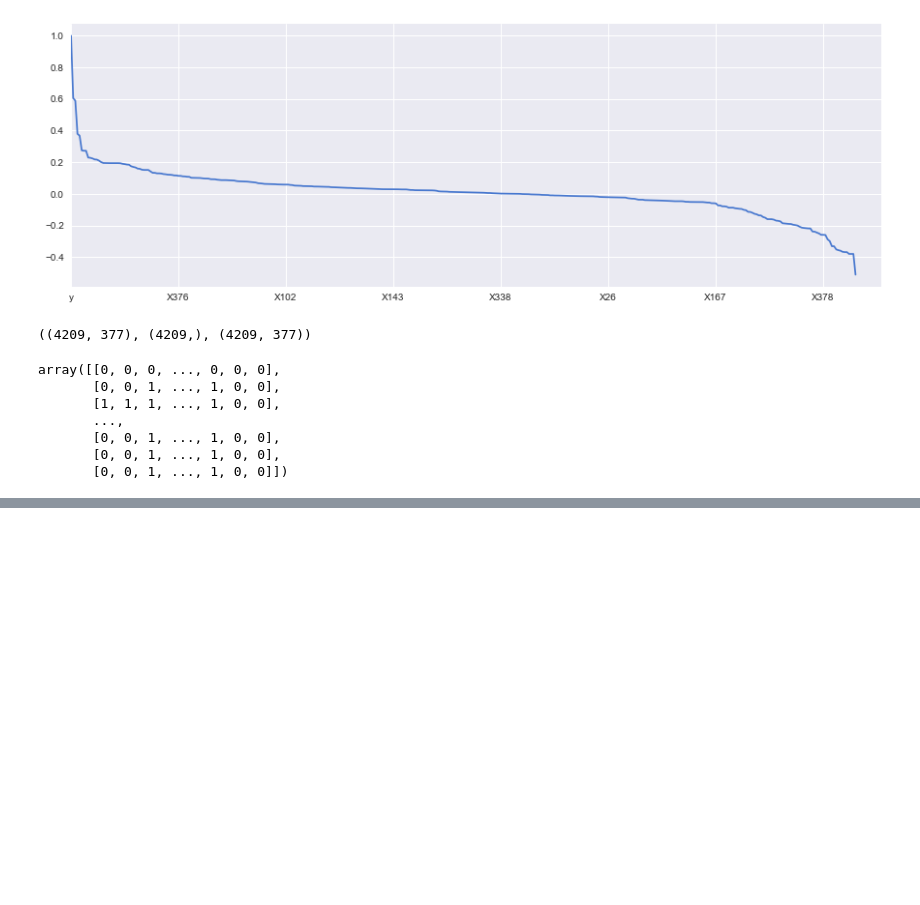
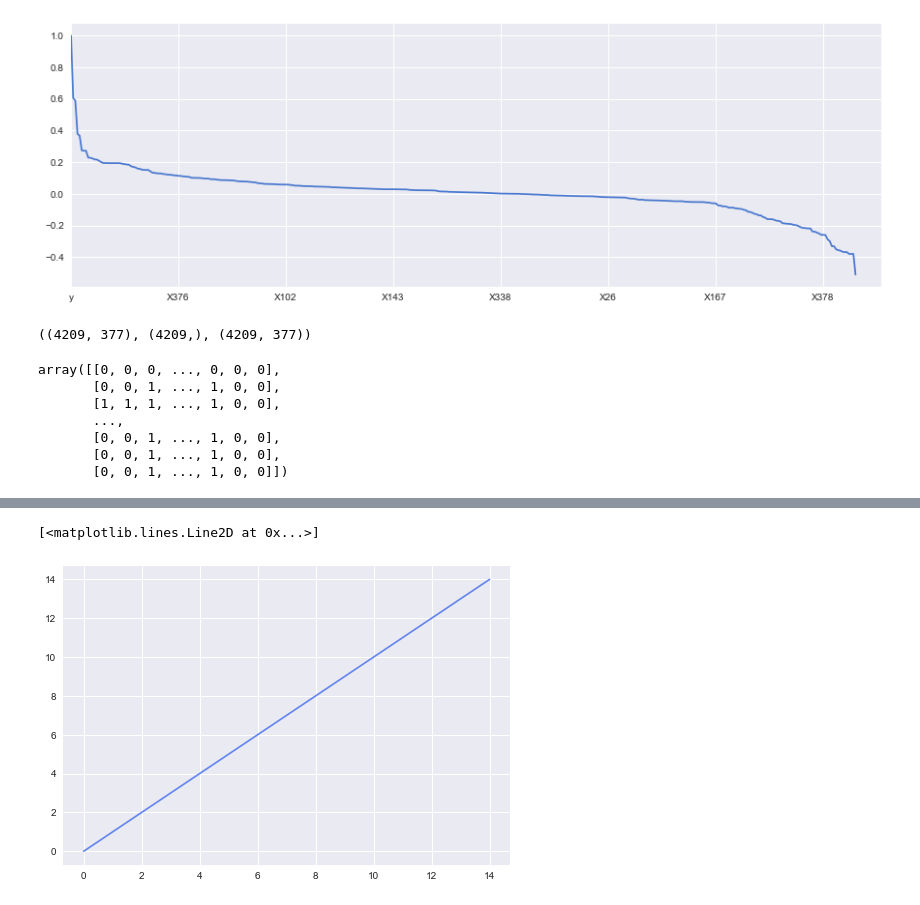
Before and after one commit to dariodata/mercedes-manufacturing, a Jupyter notebook: descriptive-analysis.ipynb, the cells around one changed output, grey strips where cells are left out. Cells and saved outputs as stored; diff of their text form; code cells hidden in the pictures; blank space fills up the shorter version.

```diff
--- a/descriptive-analysis.ipynb
+++ b/descriptive-analysis.ipynb
@@ -73,0 +104,5 @@ array([[0, 0, 0, ..., 0, 0, 0],
+# %%
+plt.plot(np.arange(15))
+# %% [output]
+[<matplotlib.lines.Line2D at 0x...>]
+[figure, added]
```
Also changed, not shown: parts of 8 cells of this notebook, 1 other file.
